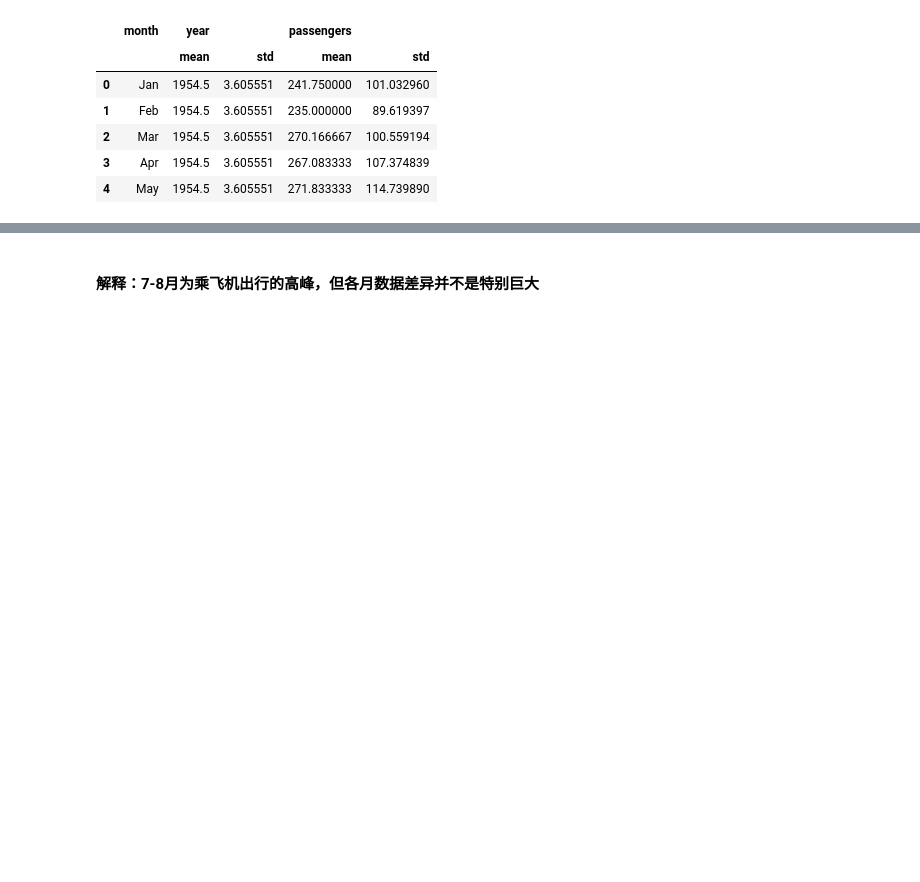
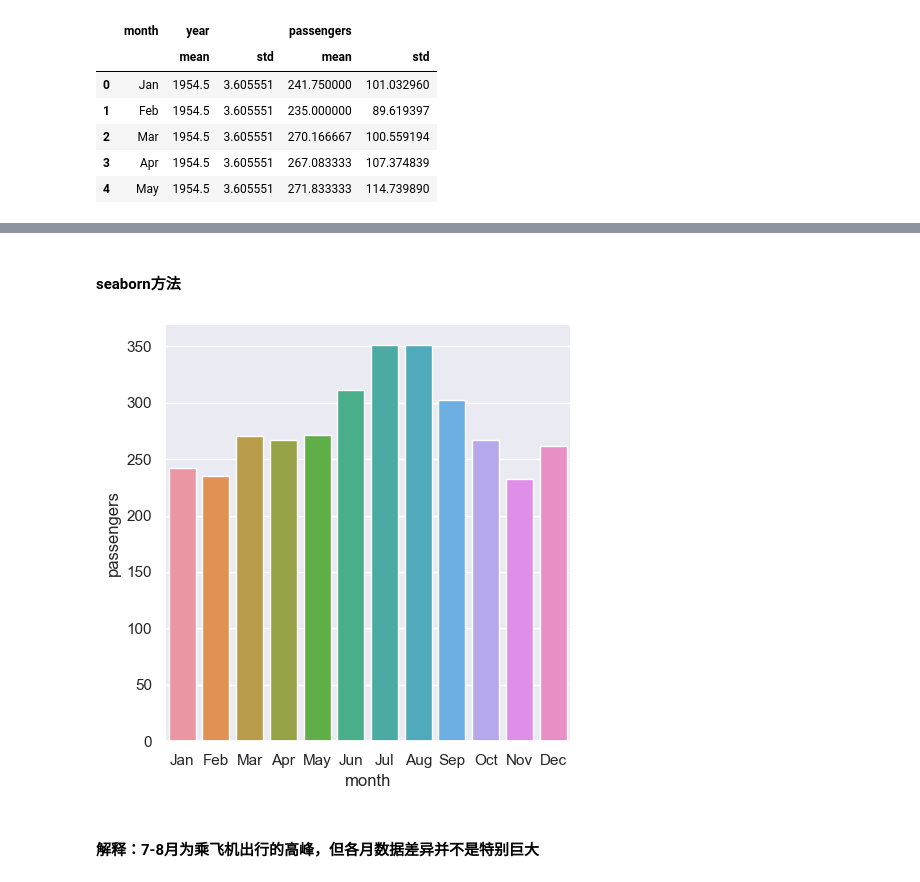
Before and after one commit to iphysresearch/GWData-Bootcamp, a Jupyter notebook: 2023/homework/zl_zhou/homework-matplotlib_seaborn.ipynb, the cells around one changed output, grey strips where cells are left out. Cells and saved outputs as stored; diff of their text form; code cells hidden in the pictures; blank space fills up the shorter version.

```diff
--- a/2023/homework/zl_zhou/homework-matplotlib_seaborn.ipynb
+++ b/2023/homework/zl_zhou/homework-matplotlib_seaborn.ipynb
@@ -102,3 +110,14 @@ barplot(x_data=data1_m['month'],
+# %% [markdown]
+#### seaborn方法
+# %%
+import pandas as pd
+data1_ms = pd.DataFrame({'month':data1_m['month'],
+                        'passengers':data1_m['passengers']['mean'],
+                        'std':data1_m['passengers']['std']})
+# %%
+g = sns.catplot(data=data1_ms, kind="bar", x="month", y="passengers", errorbar="sd")
+# %% [output]
+[figure, added]
 # %% [markdown]
 #### 解释：7-8月为乘飞机出行的高峰，但各月数据差异并不是特别巨大
 # %% [markdown]
```
Also changed, not shown: parts of 43 cells of this notebook, 1 other file.
